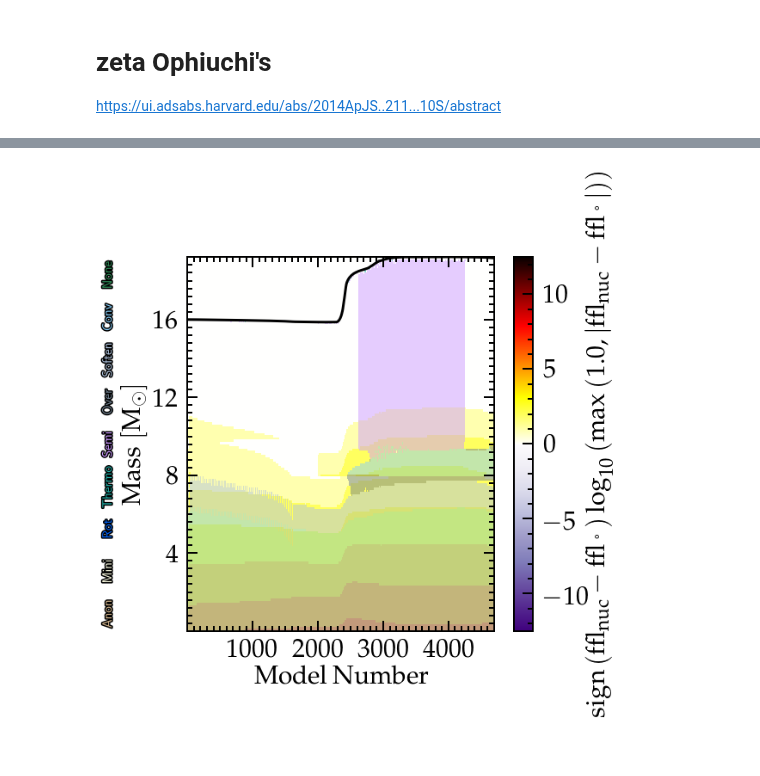
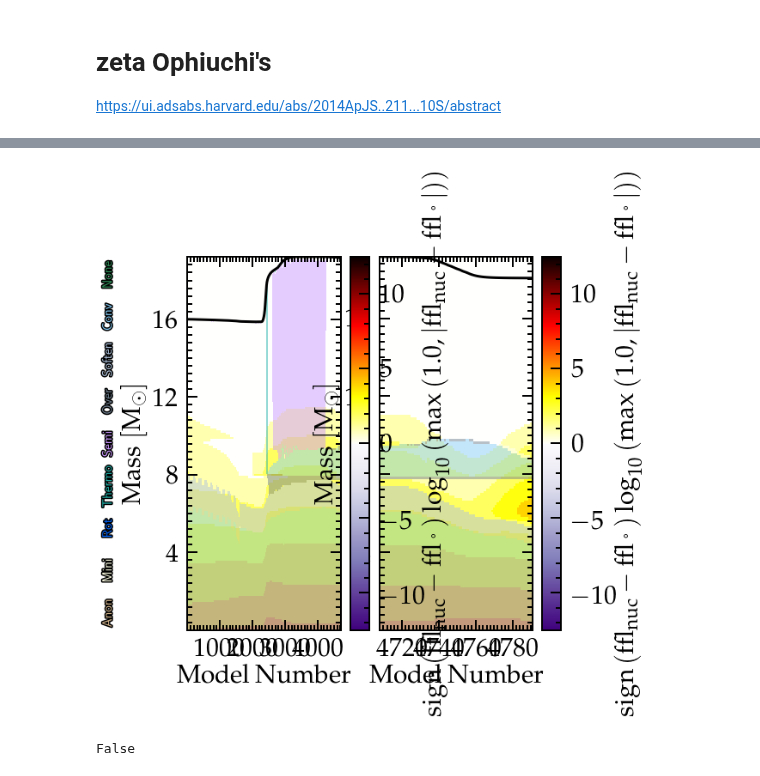
Before and after one commit to mathren/zeta_oph, a Jupyter notebook: notebooks/zeta_ophiuchi_models.ipynb, the cells around one changed output, grey strips where cells are left out. Cells and saved outputs as stored; diff of their text form; code cells hidden in the pictures.

```diff
--- a/notebooks/zeta_ophiuchi_models.ipynb
+++ b/notebooks/zeta_ophiuchi_models.ipynb
@@ -134,28 +141,91 @@ Text(0, 0.5, '$\\log_{10}(g/\\mathrm{cm\\ s^{-2}})$')
 # %%
 # Kippenhahn diagram
 def Kippenhahn_combined(binary, accretor_to_TAMS, figname=""):
     fig = plt.figure()
     gs = gridspec.GridSpec(100, 100)
-    ax = fig.add_subplot(gs[:,:])
+    ax = fig.add_subplot(gs[:,:50])
+    bx = fig.add_subplot(gs[:,50:])
 
     x = 'model_number' # 'star_age'
     y = 'mass'
 
     mmm.loadHistory(f=binary)
     ppp.plotKip3(mmm, fig=fig, ax=ax,
                  xaxis=x,
                  # yaxis="radius",
                  reloadHistory=False,
                  show_mass_loc=False,
                  show_mix_labels=True,
                  show=False,
                  mix_alpha=0.5,# mix_hatch='//', hatch_color='#98ef56',
                  age_lookback=True,
                  age_log=True,
                  zone_frac = 10, #0.2,
                  cmin=-12.45, cmax=12.5)
 
+    mmm.loadHistory(f=accretor_to_TAMS)
+    ppp.plotKip3(mmm, fig=fig, ax=bx,
+                 xaxis=x,
+                 # yaxis="radius",
+                 reloadHistory=False,
+                 show_mass_loc=False,
+                 show_mix_labels=True,
+                 show=False,
+                 mix_alpha=0.5,# mix_hatch='//', hatch_color='#98ef56',
+                 age_lookback=True,
+                 age_log=True,
+                 zone_frac = 10, #0.2,
+                 cmin=-12.45, cmax=12.5)
+
 
 Kippenhahn_combined(binary, accretor_to_TAMS_from_model)
 # %% [output]
-[figure, old version]
+[figure, new version]
+# %%
+# surface composition
+# He surface abundance vs. time
+def plot_surface_abundances(binary, accretor_to_TAMS):
+    src, col = getSrcCol(binary+'/history.data')
+    src2, col2 = getSrcCol(accretor_to_TAMS+'/history.data')
+
+    he4_1 = src[:, col.index("surface_he4")]
+    h1_1  = src[:, col.index("surface_h1")]
+    n14_1 = src[:, col.index("surface_n14")]
+    c12_1 = src[:, col.index("surface_c12")]
+    t_1   = src[:, col.index("star_age")]*1e-6
+
+    he4_2 = src2[:, col2.index("surface_he4")]
+    h1_2  = src2[:, col2.index("surface_h1")]
+    n14_2 = src2[:, col2.index("surface_n14")]
+    c12_2 = src2[:, col2.index("surface_c12")]
+    t_2   = src2[:, col2.index("star_age")]*1e-6
+
+    he4_1 = np.concatenate(())
+    h1_1  =
+    n14_1 =
+    c12_1 =
+    t_1   =
+
+    # fig = plt.figure()
+    # gs = gridspec.GridSpec(100, 100)
+    # ax = fig.add_subplot(gs[:,:])
+
+    # ax.plot(t, h1,  c='b', label=r"$^1\mathrm{H}$")
+    # ax.plot(t, he4, c='r', label=r"$^4\mathrm{He}$")
+    # ax.plot(t, n14, c='m', label=r"$^{14}\mathrm{N}$")
+
+    # ax.axhline(h1[0],0,1, c='b',ls='--', lw=1)
+    # ax.axhline(he4[0],0,1,c='r',ls='--', lw=1 )
+    # ax.axhline(n14[0],0,1,c='m',ls='--', lw=1 )
+
+
+    # ax.set_xlabel(r"$\mathrm{time \ [Myr]}$")
+    # ax.set_ylabel(r"$\mathrm{Surface\ mass\ fraction}\ X_i$")
+    # ax.set_xlim(xmin=8.5, xmax=10)
+    # ax.set_yscale('log')
+    # ax.legend()
+
+#test
+plot_surface_abundances(binary, accretor_to_TAMS_from_model)
+# %% [output]
+False
```
Also changed, not shown: parts of 2 cells of this notebook.
